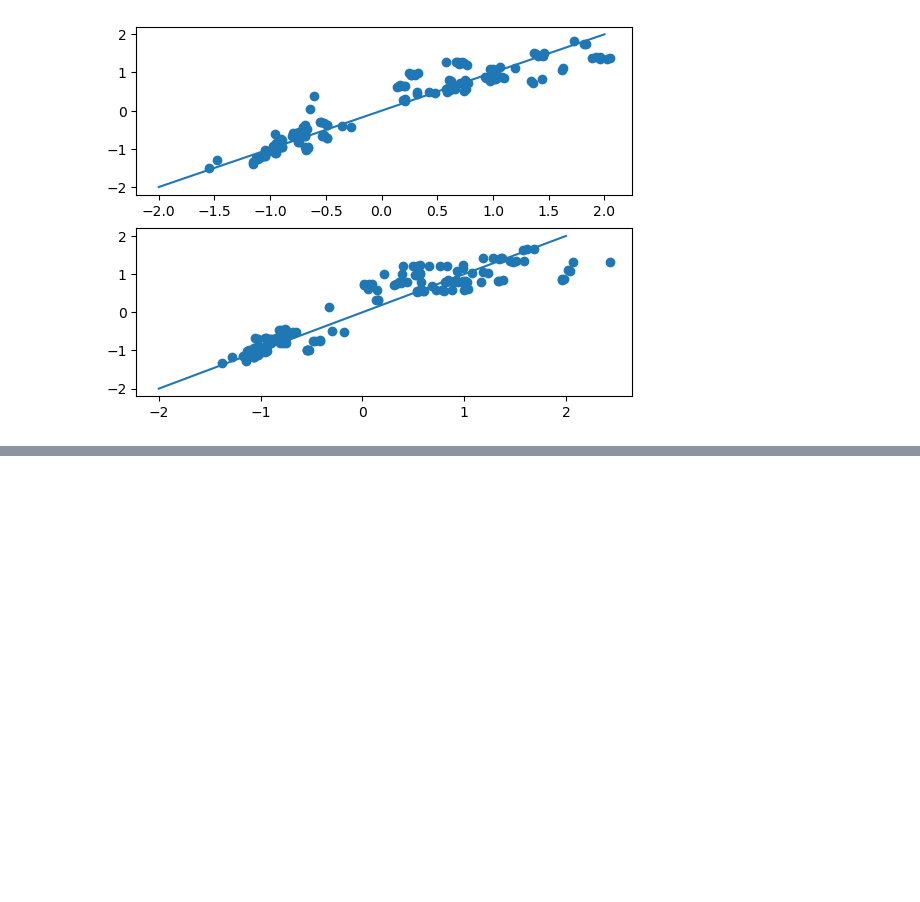
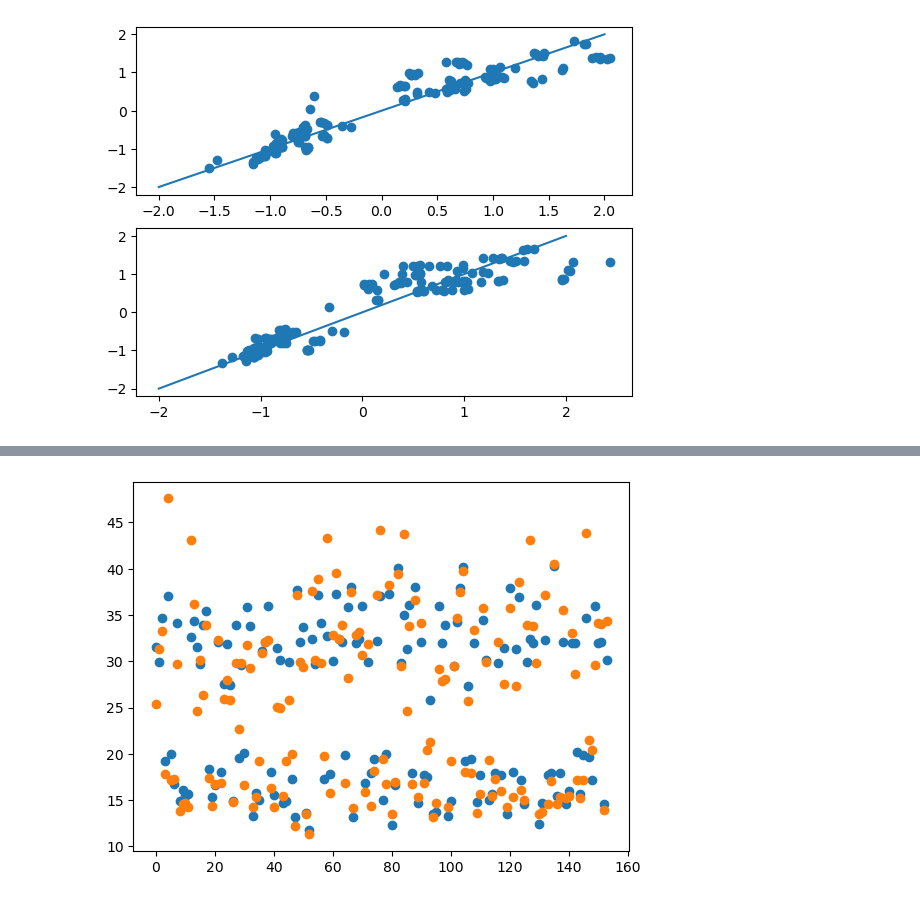
Before and after one commit to AmauryMaros/Energy_efficiency_modelisation, a Jupyter notebook: energy_efficiency.ipynb, the cells around one changed output, grey strips where cells are left out. Saved outputs shown, nothing was run; the diff lists cells and outputs as text; code cells hidden in the pictures; blank space fills up the shorter version.

```diff
--- a/energy_efficiency.ipynb
+++ b/energy_efficiency.ipynb
@@ -342,0 +353,5 @@ plt.plot([-2,2],[-2,2]);
+# %%
+plt.scatter(range(len(cooling_inverse)), cooling_inverse)
+plt.scatter(range(len(y_test['Cooling_Load'])), y_test['Cooling_Load']);
+# %% [output]
+[figure, added]
```
Also changed, not shown: parts of 2 cells of this notebook.
